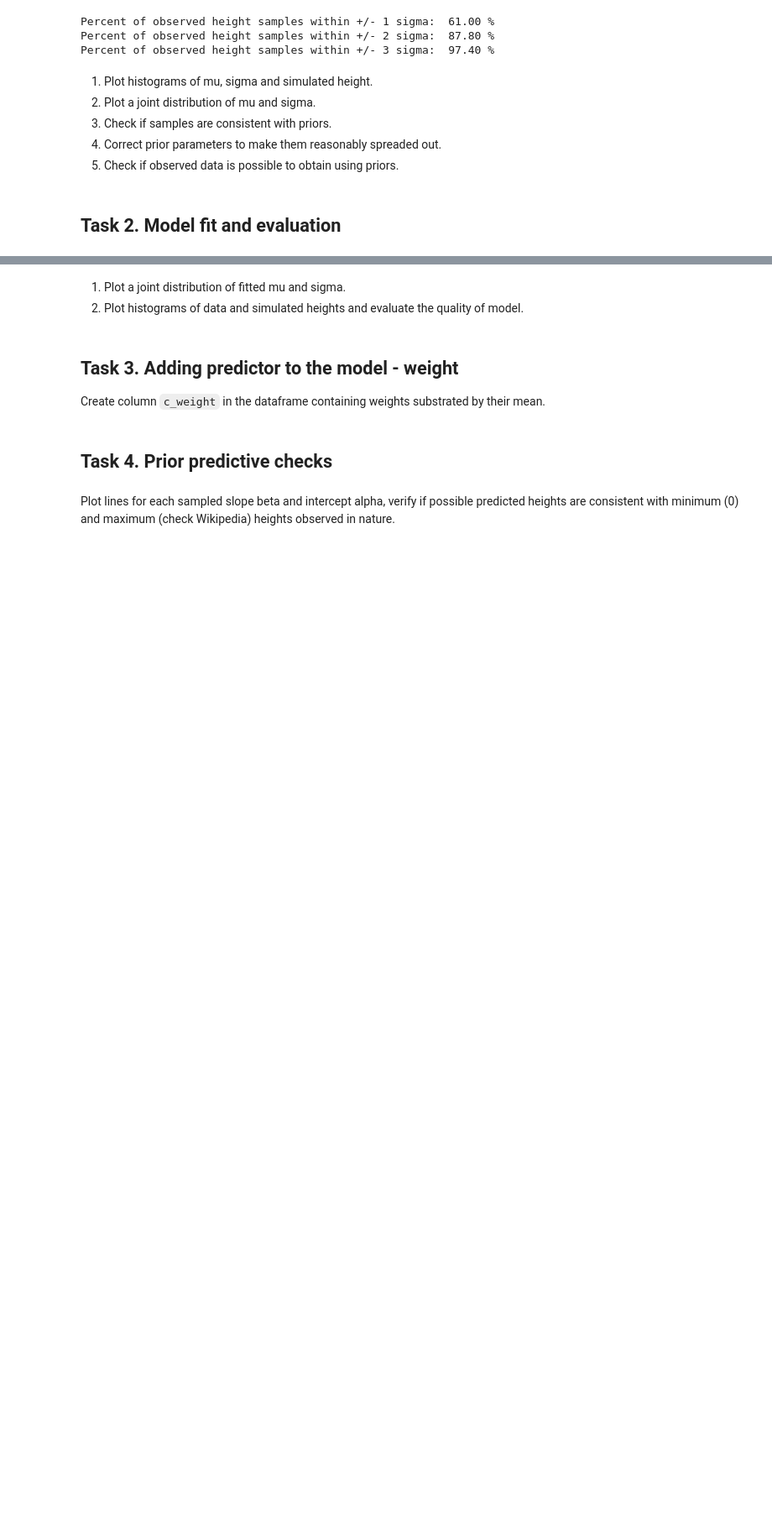
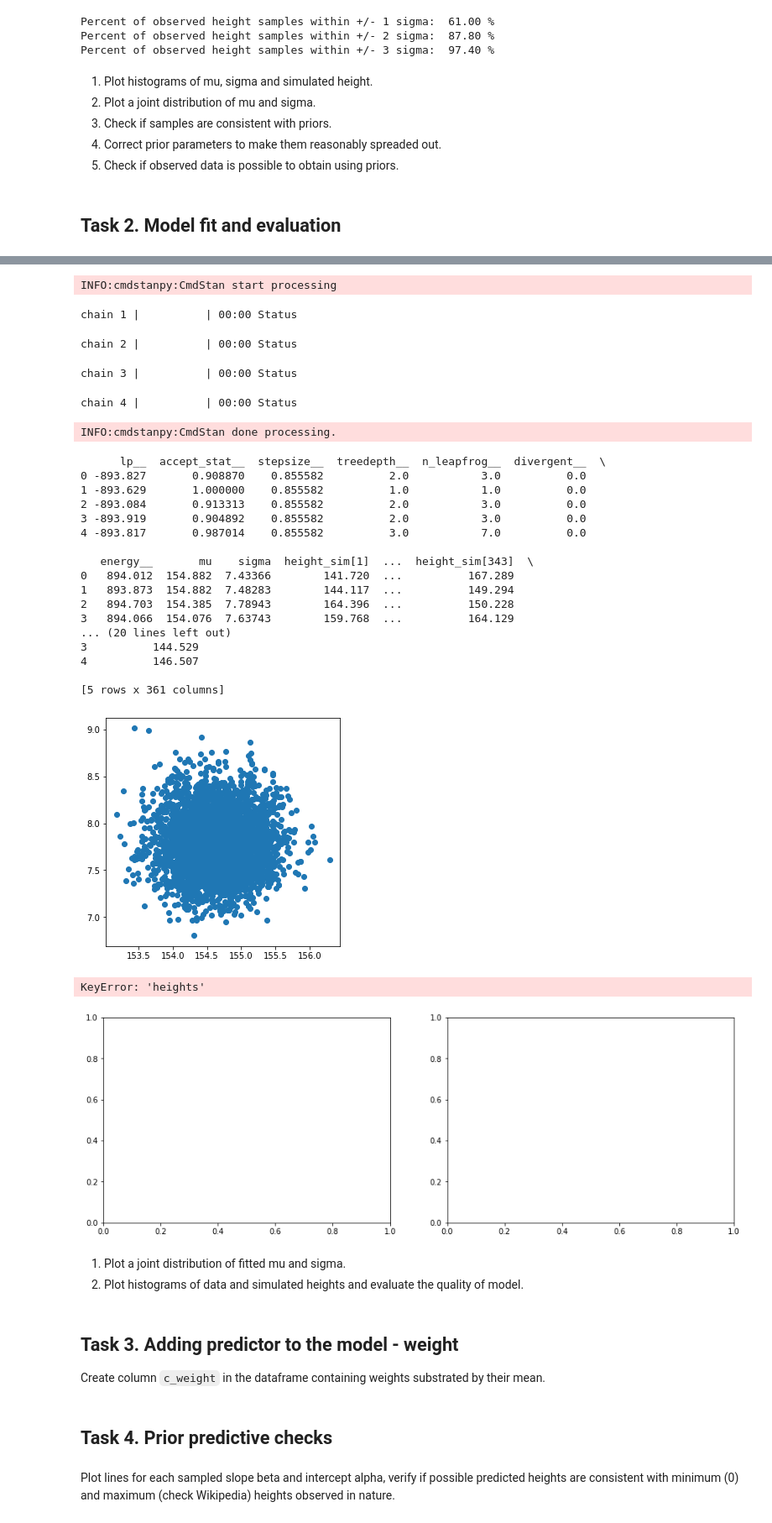
Before and after one commit to nmpluta/data-analytics-lectures, a Jupyter notebook: Data Analytics/Lab 4/lab4.ipynb, the cells around one changed output, grey strips where cells are left out. Shown at 84% size. Drawn from its saved outputs; the diff is of its cells as text; code cells hidden in the pictures; blank space fills up the shorter version.

```diff
--- a/Data Analytics/Lab 4/lab4.ipynb
+++ b/Data Analytics/Lab 4/lab4.ipynb
@@ -153,3 +167,48 @@ fit=model_1_fit.sample(data=dict(N=len(d),
+# %%
+fit=model_1_fit.sample(data=dict(N=len(d), heights=d.height.values), seed=28052020)
+
+df_fit = fit.draws_pd() # convert to dataframe
+print(df_fit.head())
+
+# 1. Plot a joint distribution of fitted mu and sigma.
+fig, ax = plt.subplots(1, 1, figsize=(5, 5))
+ax.scatter(df_fit['mu'], df_fit['sigma'])
+plt.show()
+
+# 2. Plot histograms of data and simulated heights and evaluate the quality of model.
+fig, axs = plt.subplots(1, 2, figsize=(15, 5))
+df_fit['heights'].hist(ax=axs[0], bins=20)
+axs[0].set_xlabel('Height (cm)')
+df_fit['height_sim'].hist(ax=axs[1], bins=20)
+axs[1].set_xlabel('Simulated height (cm)')
+plt.show()
+# %% [output]
+INFO:cmdstanpy:CmdStan start processing
+chain 1 |          | 00:00 Status
+chain 2 |          | 00:00 Status
+chain 3 |          | 00:00 Status
+chain 4 |          | 00:00 Status
+INFO:cmdstanpy:CmdStan done processing.
+      lp__  accept_stat__  stepsize__  treedepth__  n_leapfrog__  divergent__  \
+0 -893.827       0.908870    0.855582          2.0           3.0          0.0
+1 -893.629       1.000000    0.855582          1.0           1.0          0.0
+2 -893.084       0.913313    0.855582          2.0           3.0          0.0
+3 -893.919       0.904892    0.855582          2.0           3.0          0.0
+4 -893.817       0.987014    0.855582          3.0           7.0          0.0
+
+   energy__       mu    sigma  height_sim[1]  ...  height_sim[343]  \
+0   894.012  154.882  7.43366        141.720  ...          167.289
+1   893.873  154.882  7.48283        144.117  ...          149.294
+2   894.703  154.385  7.78943        164.396  ...          150.228
+3   894.066  154.076  7.63743        159.768  ...          164.129
+... (20 lines left out)
+3          144.529
+4          146.507
+
+[5 rows x 361 columns]
+[figure, added]
+KeyError: 'heights'
+[figure, added]
 # %% [markdown]
 
 1. Plot a joint distribution of fitted mu and sigma.
```
Also changed, not shown: parts of 2 cells of this notebook, 2 other files.
